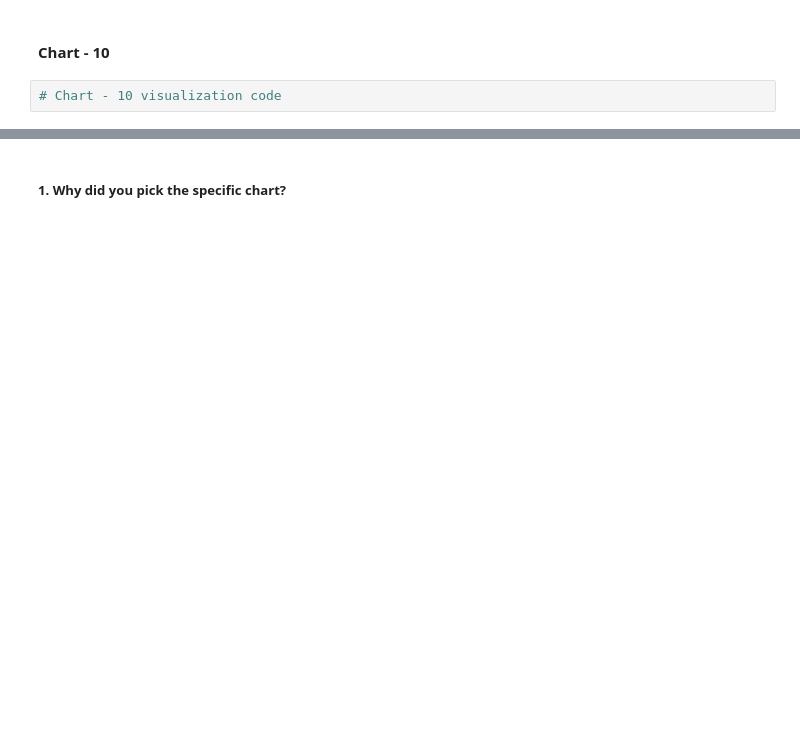
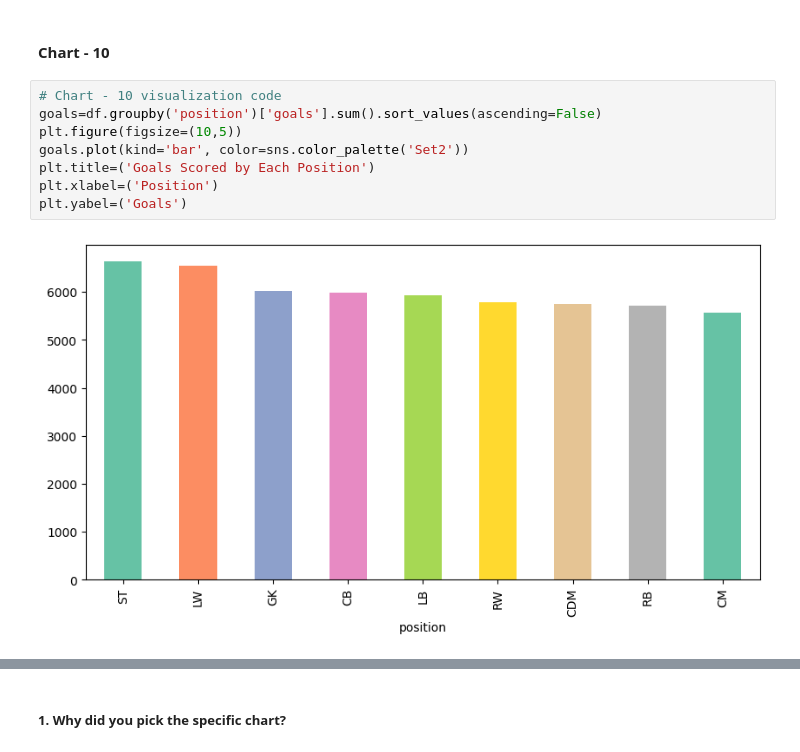
Before and after one commit to kushtagra7/fifa_transfermarket_analysis, a Jupyter notebook: Fifa_TransferMarket_EDA_Project.ipynb, the cells around one changed output, grey strips where cells are left out. Saved outputs shown, nothing was run; the diff lists cells and outputs as text; blank space fills up the shorter version.

```diff
--- a/Fifa_TransferMarket_EDA_Project.ipynb
+++ b/Fifa_TransferMarket_EDA_Project.ipynb
@@ -484,4 +503,12 @@ Answer Here
 # %% [markdown]
 #### Chart - 10
-# %%
-# Chart - 10 visualization code
+# %%
+# Chart - 10 visualization code
+goals=df.groupby('position')['goals'].sum().sort_values(ascending=False)
+plt.figure(figsize=(10,5))
+goals.plot(kind='bar', color=sns.color_palette('Set2'))
+plt.title=('Goals Scored by Each Position')
+plt.xlabel=('Position')
+plt.yabel=('Goals')
+# %% [output]
+[figure, added]
```
Also changed, not shown: parts of 17 cells of this notebook.
